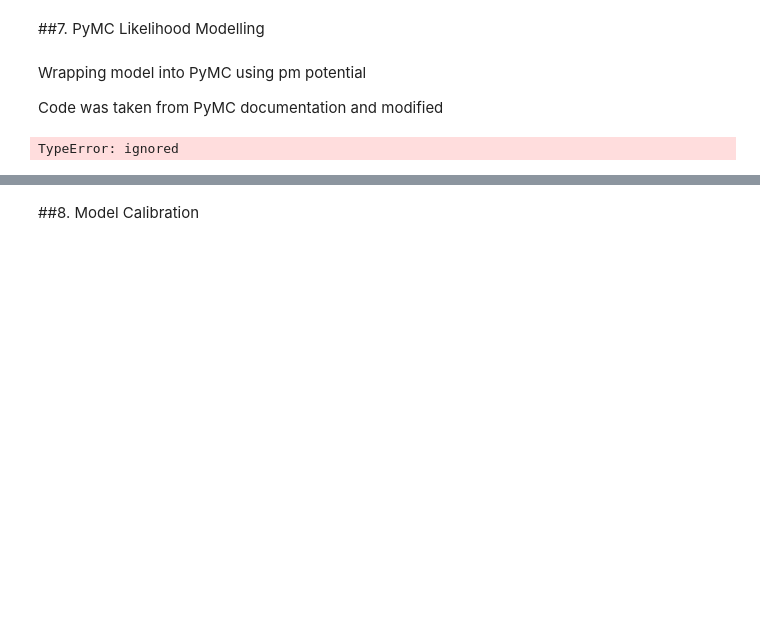
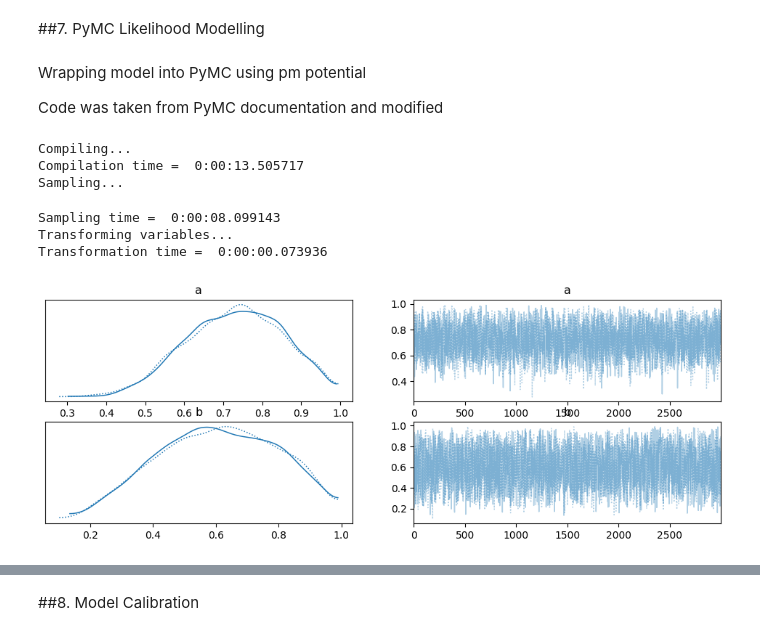
Before and after one commit to TheLemonPig/RL-SSM, a Jupyter notebook: RL_Practice.ipynb, the cells around one changed output, grey strips where cells are left out. Saved outputs shown, nothing was run; the diff lists cells and outputs as text; code cells hidden in the pictures; blank space fills up the shorter version.

```diff
--- a/RL_Practice.ipynb
+++ b/RL_Practice.ipynb
@@ -111,7 +111,7 @@ plt.plot(qs)
 # %%
 # parameters & variables
 C = pt.ivector("C") # choice vector
-R = pt.ivector("R") # reward vector
+R = pt.dvector("R") # reward vector
 Q = pt.dvector("Q") # empty matrix to store q-values across trials
 a = pt.scalar("a") # learning rate
 
@@ -120,7 +120,7 @@ def rl_step(c, r, q_tm1):
   m = pt.set_subtensor(pt.zeros_like(q_tm1)[c], pt.constant(1))
   rm = r * m
   qm = q_tm1 * m
-  return qm + a * (rm - qm)
+  return q_tm1 + a * (rm - qm)
 
 # scan function build
 Qs, updates = pytensor.scan(rl_step, sequences=[C,R], outputs_info=Q)
@@ -129,8 +129,8 @@ Qs, updates = pytensor.scan(rl_step, sequences=[C,R], outputs_info=Q)
 q_predict = pytensor.function(inputs=[C, R, Q, a], outputs=Qs)
 
 # test values
-C_test = np.ones((100,), dtype=np.int32)
-R_test = np.ones((100,), dtype=np.int32)
+C_test = np.random.choice(2, size = (100,)).astype(np.int32)
+R_test = np.ones((100,), dtype=np.float32)
 Q_test = np.zeros(shape=(2,), dtype=pytensor.config.floatX)
 a_test = 0.1
 
@@ -314,32 +260,50 @@ class LogLike(pt.Op):
 # %%
-# set up our data
+# Creating Ground Truth Data
+n_trials = 250
+mean_rewards = [-0.5,0.5]
+dists = [Distribution(np.random.normal,{"loc":mn, "scale":0.2}) for mn in mean_rewards]
+rl_model = SimpleRL(n_trials=n_trials,distributions=dists)
+
+a_true = 0.8
+b_true = 0.5
+R_true, C_true = rl_model.simulate(a_true,b_true)
+Qs_true = np.ones((2,)) * 0.5
 ll_true = 0
-Qs_true = pt.ones((2,)) * 0.5
-C_true, R_true, a_true, b_true
-
-ll_func = make_ll_func(C_true,R_true,Qs_true,ll_true)
-
-# create our Op
-logl = LogLike(ll_func, C_true, R_true)
 
 # use PyMC to sampler from log-likelihood
 with pm.Model():
+    # Data
+    C = pm.ConstantData('myC', C_true)
+    R = pm.ConstantData('myR', R_true)
+    Q = pm.ConstantData("myQ", Qs_true)
+    ll_true = pm.ConstantData('ll_true', ll_true)
+
     # Priors
-    a = pm.Beta(name="a",alpha=10,beta=10)
-    b = pm.Beta(name="b",alpha=10,beta=10)
+    a = pm.Beta(name="a",alpha=2,beta=2)
+    b = pm.Beta(name="b",alpha=2,beta=2)
+    # a = pm.LogNormal(name="a", sigma=1.0)
+    # b = pm.LogNormal(name="b", sigma=2.0)
 
     # convert m and c to a tensor vector
-    theta = pt.as_tensor_variable([a, b])
+
+    # rl_likelihoods = pm.RLModel("name", *params, observed = (C, R))
 
     # use a Potential to "call" the Op and include it in the logp computation
-    pm.Potential("likelihood", logl(theta))
+    pm.Potential("likelihood", my_ll_func(C, R, Q, a, b, ll_true))
+    #pm.Potential("likelihood", logl(theta))
 
     # Use custom number of draws to replace the HMC based defaults
-    idata_mh = pm.sample(3000, tune=1000, nuts_sampler="pymc")
+    idata_mh = pm.sample(3000, tune=1000, nuts_sampler="numpyro")
 
 # plot the traces
 az.plot_trace(idata_mh, lines=[("m", {}, a_true), ("c", {}, b_true)]);
 # %% [output]
-TypeError: ignored
+Compiling...
+Compilation time =  0:00:13.505717
+Sampling...
+Sampling time =  0:00:08.099143
+Transforming variables...
+Transformation time =  0:00:00.073936
+[figure, added]
 # %%
 az.plot_pair(idata_mh, kind="kde")
```
Also changed, not shown: parts of 19 cells of this notebook.
